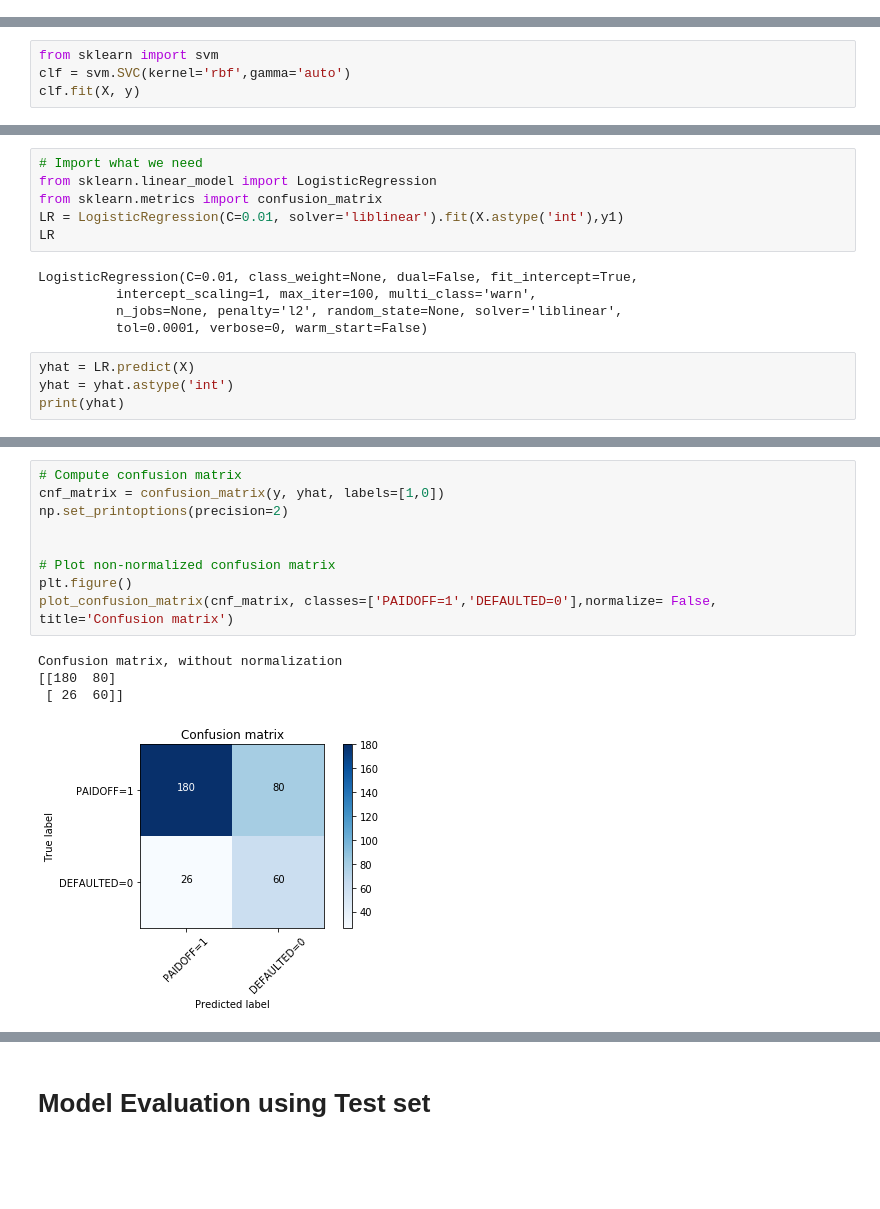
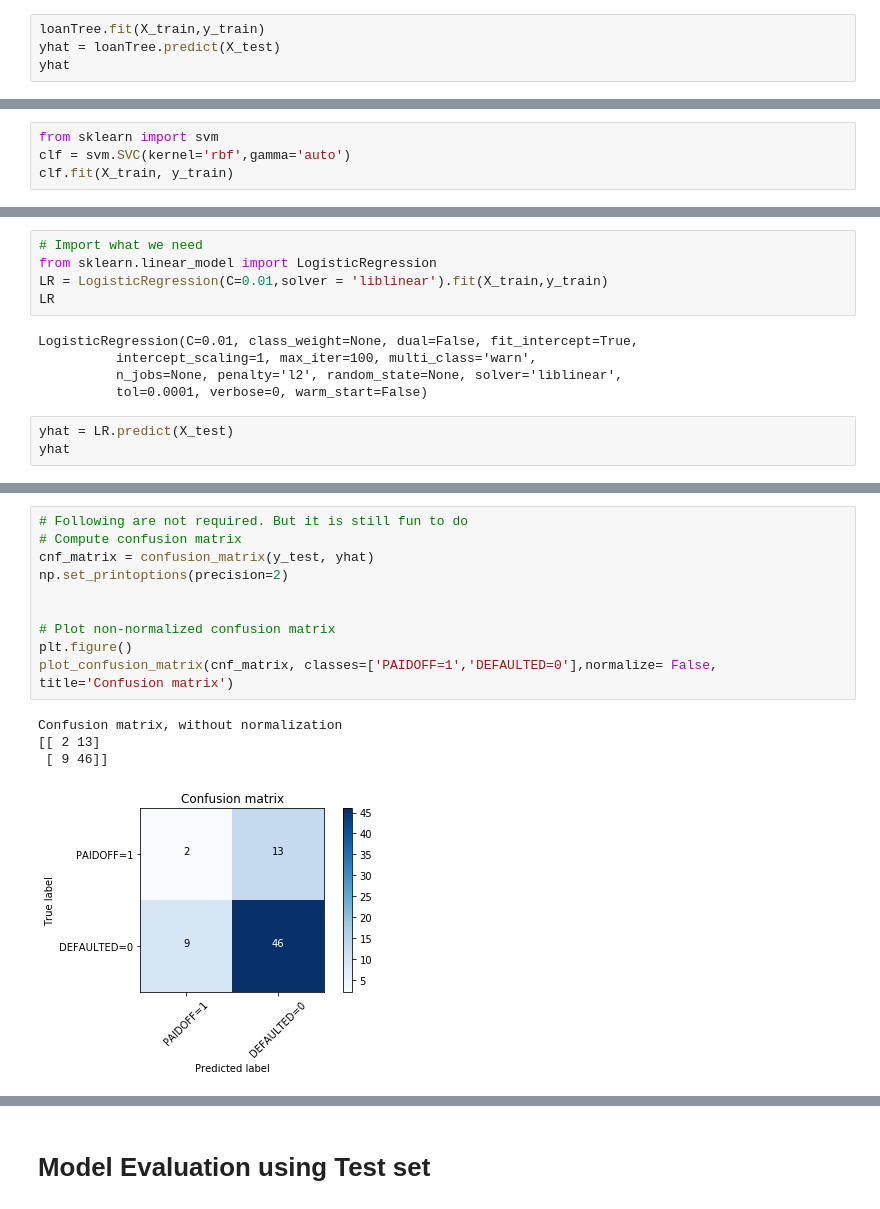
Before and after one commit to sumedhekaru/IBM-machine-learning, a Jupyter notebook: Machine Learning with Oython Jupyter NB.ipynb, the cells around one changed output, grey strips where cells are left out. Cells and saved outputs as stored; diff of their text form; blank space fills up the shorter version.

```diff
--- a/Machine Learning with Oython Jupyter NB.ipynb
+++ b/Machine Learning with Oython Jupyter NB.ipynb
@@ -371,0 +401,4 @@ DecisionTrees's Accuracy:  0.7514450867052023
+# %%
+loanTree.fit(X_train,y_train)
+yhat = loanTree.predict(X_test)
+yhat
@@ -466,7 +477,7 @@ array([[ 0.51578458,  0.92071769,  2.33152555, -0.42056004, -1.20577805,
 # %%
 from sklearn import svm
 clf = svm.SVC(kernel='rbf',gamma='auto')
-clf.fit(X, y)
+clf.fit(X_train, y_train)
 # %% [output]
 SVC(C=1.0, cache_size=200, class_weight=None, coef0=0.0,
   decision_function_shape='ovr', degree=3, gamma='auto', kernel='rbf',
@@ -582,8 +563,7 @@ print(y)
 # %%
 # Import what we need
 from sklearn.linear_model import LogisticRegression
-from sklearn.metrics import confusion_matrix
-LR = LogisticRegression(C=0.01, solver='liblinear').fit(X.astype('int'),y1)
+LR = LogisticRegression(C=0.01,solver = 'liblinear').fit(X_train,y_train)
 LR
 # %% [output]
 LogisticRegression(C=0.01, class_weight=None, dual=False, fit_intercept=True,
@@ -591,7 +571,6 @@ LogisticRegression(C=0.01, class_weight=None, dual=False, fit_intercept=True,
           n_jobs=None, penalty='l2', random_state=None, solver='liblinear',
           tol=0.0001, verbose=0, warm_start=False)
 # %%
-yhat = LR.predict(X)
-yhat = yhat.astype('int')
-print(yhat)
+yhat = LR.predict(X_test)
+yhat
 # %% [output]
@@ -630,15 +613,16 @@ print(confusion_matrix(y, yhat, labels=[1,0]))
 # %%
+# Following are not required. But it is still fun to do
 # Compute confusion matrix
-cnf_matrix = confusion_matrix(y, yhat, labels=[1,0])
+cnf_matrix = confusion_matrix(y_test, yhat)
 np.set_printoptions(precision=2)
 
 
 # Plot non-normalized confusion matrix
 plt.figure()
 plot_confusion_matrix(cnf_matrix, classes=['PAIDOFF=1','DEFAULTED=0'],normalize= False,  title='Confusion matrix')
 # %% [output]
 Confusion matrix, without normalization
-[[180  80]
- [ 26  60]]
+[[ 2 13]
+ [ 9 46]]
-[figure, old version]
+[figure, new version]
 # %%
```
Also changed, not shown: parts of 44 cells of this notebook.
